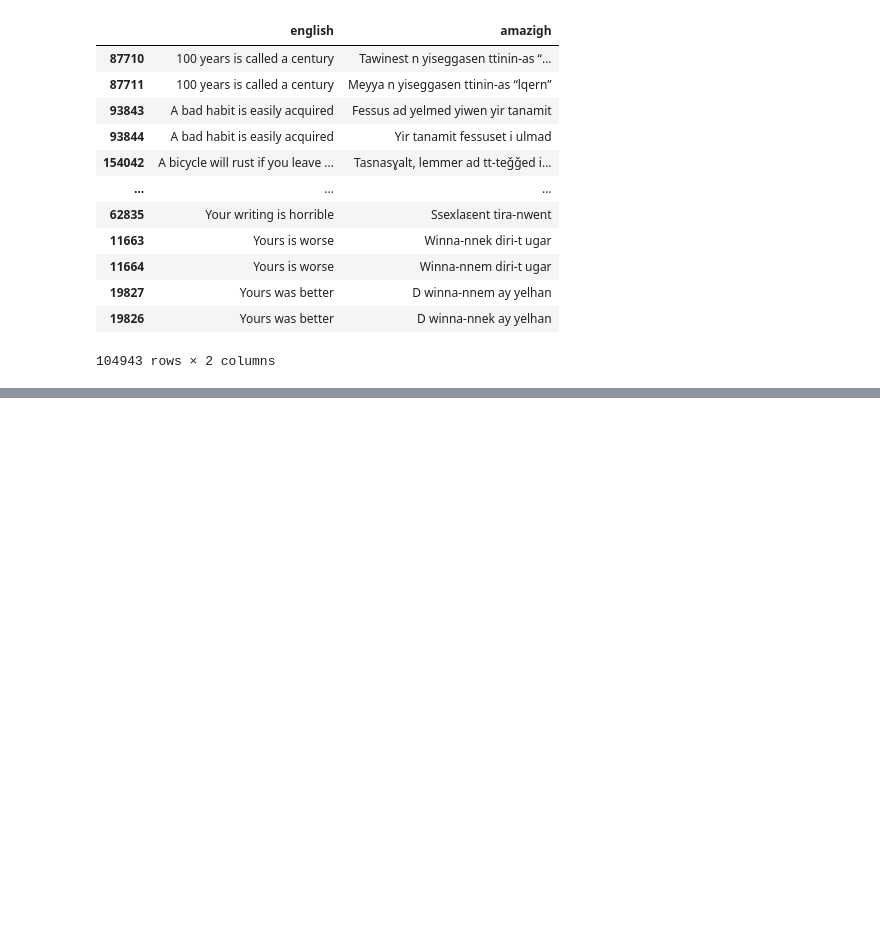
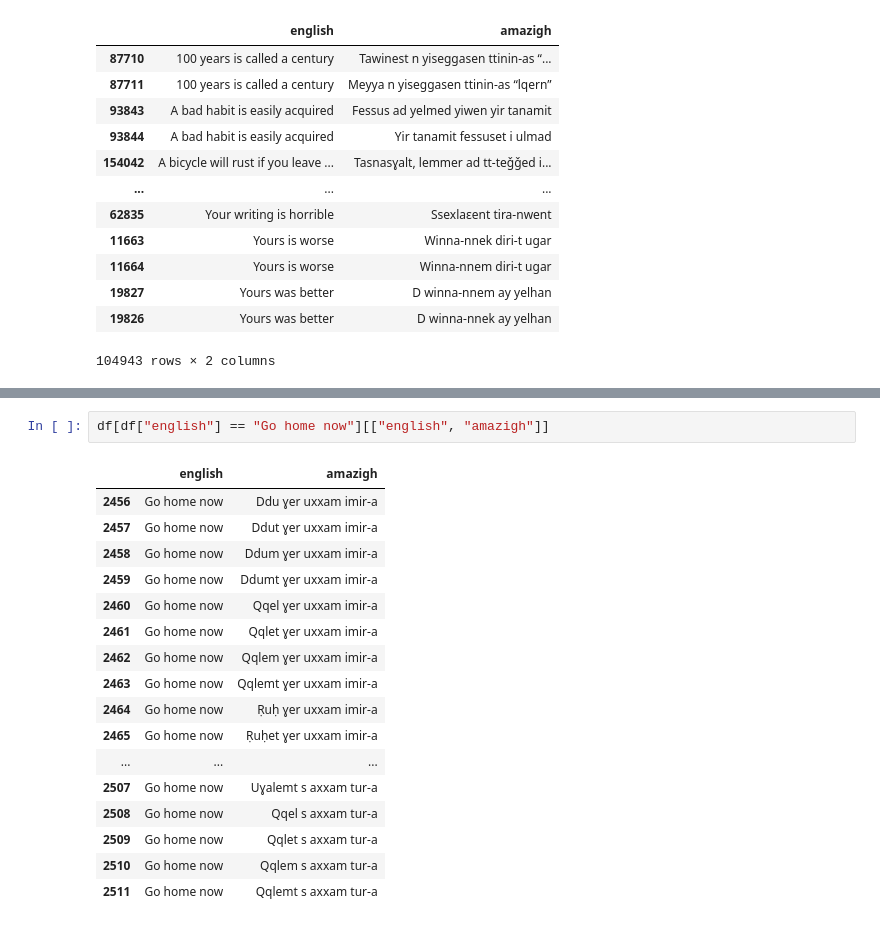
Before and after one commit to rumihoney/amazigh-english-corpus-analysis, a Jupyter notebook: cleaning_data.ipynb, the cells around one changed output, grey strips where cells are left out. Drawn from its saved outputs; the diff is of its cells as text; blank space fills up the shorter version.

```diff
--- a/cleaning_data.ipynb
+++ b/cleaning_data.ipynb
@@ -153,0 +189,20 @@ df[df["english"].duplicated(keep=False)].sort_values("english")
+# %%
+df[df["english"] == "Go home now"][["english", "amazigh"]]
+# %% [output]
+|  | english | amazigh |
+| 2456 | Go home now | Ddu ɣer uxxam imir-a |
+| 2457 | Go home now | Ddut ɣer uxxam imir-a |
+| 2458 | Go home now | Ddum ɣer uxxam imir-a |
+| 2459 | Go home now | Ddumt ɣer uxxam imir-a |
+| 2460 | Go home now | Qqel ɣer uxxam imir-a |
+| 2461 | Go home now | Qqlet ɣer uxxam imir-a |
+| 2462 | Go home now | Qqlem ɣer uxxam imir-a |
+| 2463 | Go home now | Qqlemt ɣer uxxam imir-a |
+| 2464 | Go home now | Ṛuḥ ɣer uxxam imir-a |
+| 2465 | Go home now | Ṛuḥet ɣer uxxam imir-a |
+| ... | ... | ... |
+| 2507 | Go home now | Uɣalemt s axxam tur-a |
+| 2508 | Go home now | Qqel s axxam tur-a |
+| 2509 | Go home now | Qqlet s axxam tur-a |
+| 2510 | Go home now | Qqlem s axxam tur-a |
+| 2511 | Go home now | Qqlemt s axxam tur-a |
```
Also changed, not shown: parts of 2 cells of this notebook.
